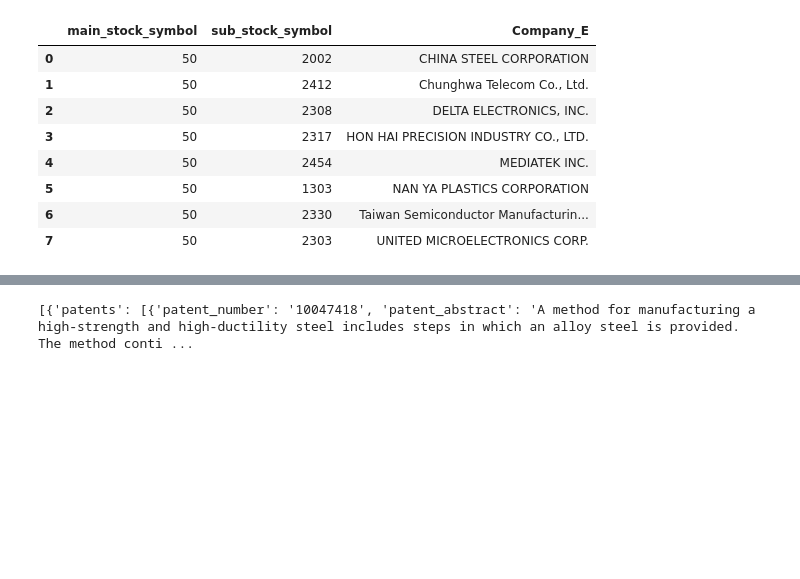
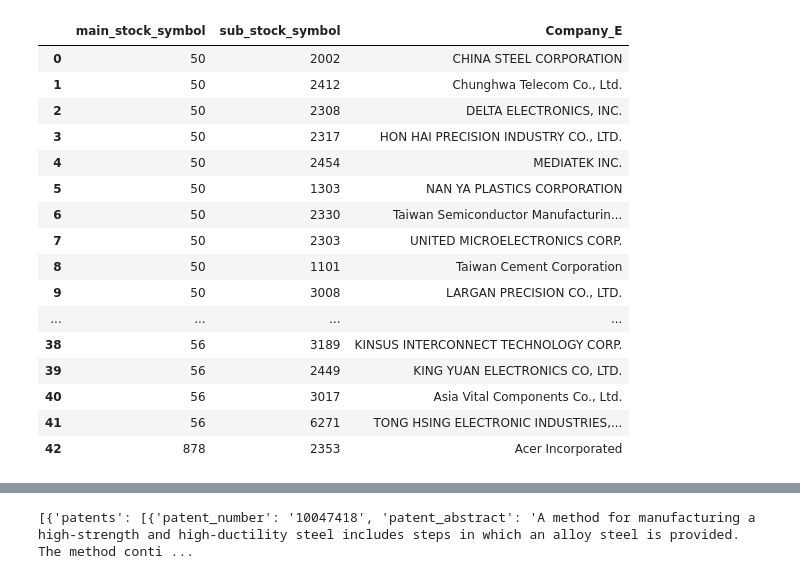
Before and after one commit to Elaine0103/PATENT-API, a Jupyter notebook: PATENT_API_to_json.ipynb, the cells around one changed output, grey strips where cells are left out. Cells and saved outputs as stored; diff of their text form; code cells hidden in the pictures; blank space fills up the shorter version.

Commit message:
data cleaning
dataframe
[inventors] / [assignees] / [cpcs] / [applications]

rename [applications]
catch (37)(38)

```diff
--- a/PATENT_API_to_json.ipynb
+++ b/PATENT_API_to_json.ipynb
@@ -6,18 +6,26 @@ import json
 from urllib3.exceptions import InsecureRequestWarning
 from urllib3 import disable_warnings
 # %%
-df = pd.read_csv("/Users/elaine/Desktop/side_project/stock/stock.csv",nrows =8,usecols=["main_stock_symbol","sub_stock_symbol","Company_E"])
+df = pd.read_csv("/Users/elaine/Desktop/side_project/stock/stock_test.csv",nrows =43,usecols=["main_stock_symbol","sub_stock_symbol","Company_E"])
 df
 # %% [output]
 |  | main_stock_symbol | sub_stock_symbol | Company_E |
 | 0 | 50 | 2002 | CHINA STEEL CORPORATION |
 | 1 | 50 | 2412 | Chunghwa Telecom Co., Ltd. |
 | 2 | 50 | 2308 | DELTA ELECTRONICS, INC. |
 | 3 | 50 | 2317 | HON HAI PRECISION INDUSTRY CO., LTD. |
 | 4 | 50 | 2454 | MEDIATEK INC. |
 | 5 | 50 | 1303 | NAN YA PLASTICS CORPORATION |
 | 6 | 50 | 2330 | Taiwan Semiconductor Manufacturin... |
 | 7 | 50 | 2303 | UNITED MICROELECTRONICS CORP. |
+| 8 | 50 | 1101 | Taiwan Cement Corporation |
+| 9 | 50 | 3008 | LARGAN PRECISION CO., LTD. |
+| ... | ... | ... | ... |
+| 38 | 56 | 3189 | KINSUS INTERCONNECT TECHNOLOGY CORP. |
+| 39 | 56 | 2449 | KING YUAN ELECTRONICS CO, LTD. |
+| 40 | 56 | 3017 | Asia Vital Components Co., Ltd. |
+| 41 | 56 | 6271 | TONG HSING ELECTRONIC INDUSTRIES,... |
+| 42 | 878 | 2353 | Acer Incorporated |
 # %%
 Company_E = df["Company_E"].to_list()
 Company_E
```
Also changed, not shown: parts of 23 cells of this notebook.
